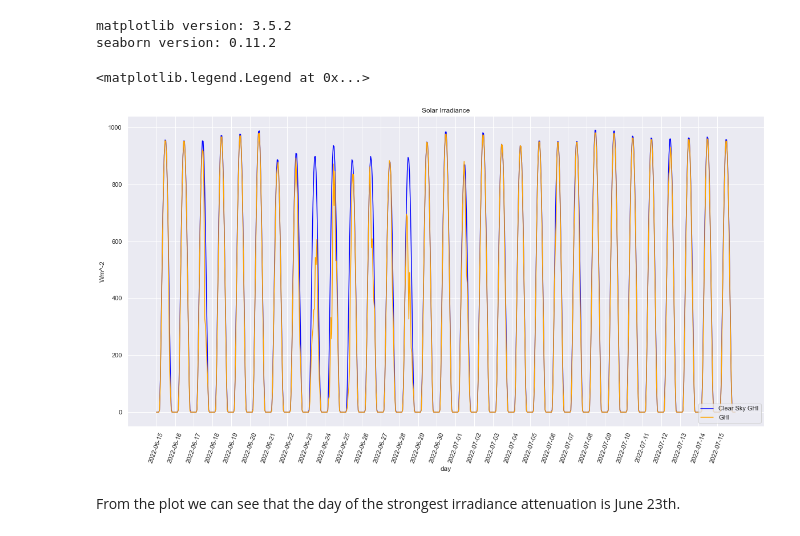
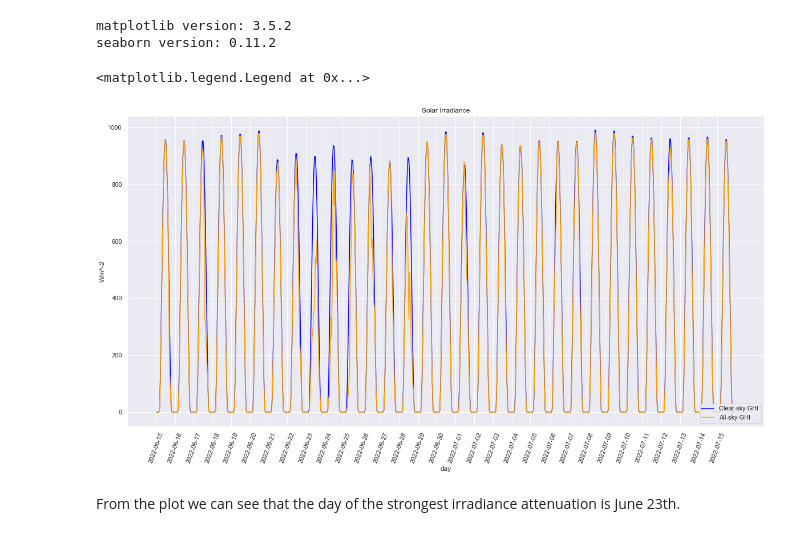
Before and after one commit to luigiselmi/wekeo_jnc, a Jupyter notebook: solar_radiation.ipynb, the cells around one changed output. Saved outputs shown, nothing was run; the diff lists cells and outputs as text; code cells hidden in the pictures.

```diff
--- a/solar_radiation.ipynb
+++ b/solar_radiation.ipynb
@@ -224,18 +231,18 @@ seaborn version: 0.11.2
 # %%
 fig = plt.figure(figsize=(20, 10))
 ax = fig.add_subplot()
 ax.set_title("Solar Irradiance")
 ax.set_xlabel("day")
 ax.set_ylabel("Wm^-2");
 ax.set_xticks(days)
 ax.set_xticklabels(days, rotation=70)
 ax.xaxis.set_major_formatter(mdates.DateFormatter('%Y-%m-%d'))
 plt_cs_ghi = plt.plot(cs_ghi_ts, color='blue')
 plt_ghi = plt.plot(ghi_ts, color='orange')
-plt.legend((plt_cs_ghi[0], plt_ghi[0]), ['Clear Sky GHI', 'GHI'], loc='lower right')
+plt.legend((plt_cs_ghi[0], plt_ghi[0]), ['Clear-sky GHI', 'All-sky GHI'], loc='lower right')
 # %% [output]
 <matplotlib.legend.Legend at 0x...>
-[figure, old version]
+[figure, new version]
 # %% [markdown]
 From the plot we can see that the day of the strongest irradiance attenuation is June 23th.
 # %% [markdown]
```
Also changed, not shown: parts of 9 cells of this notebook.
